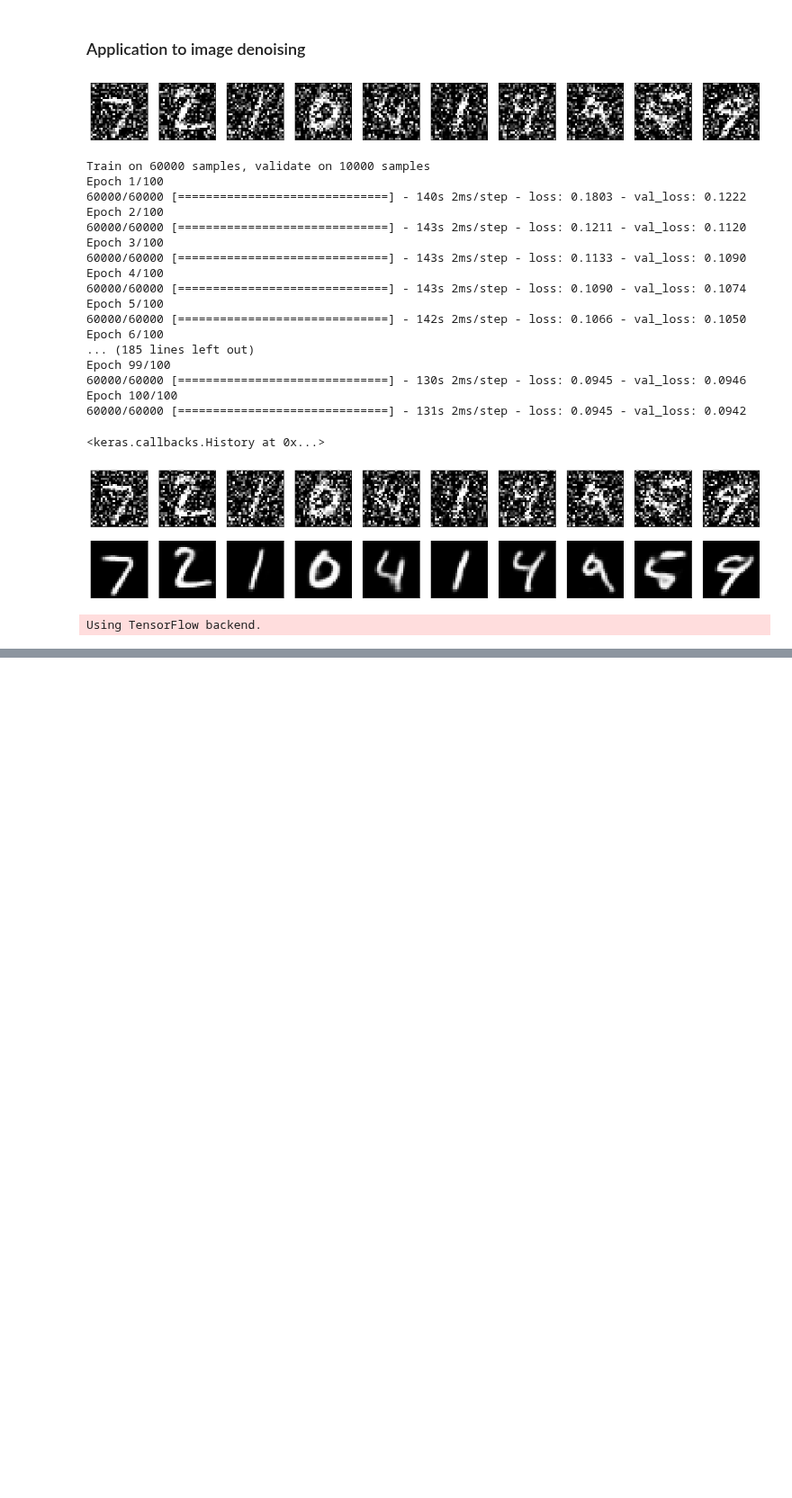
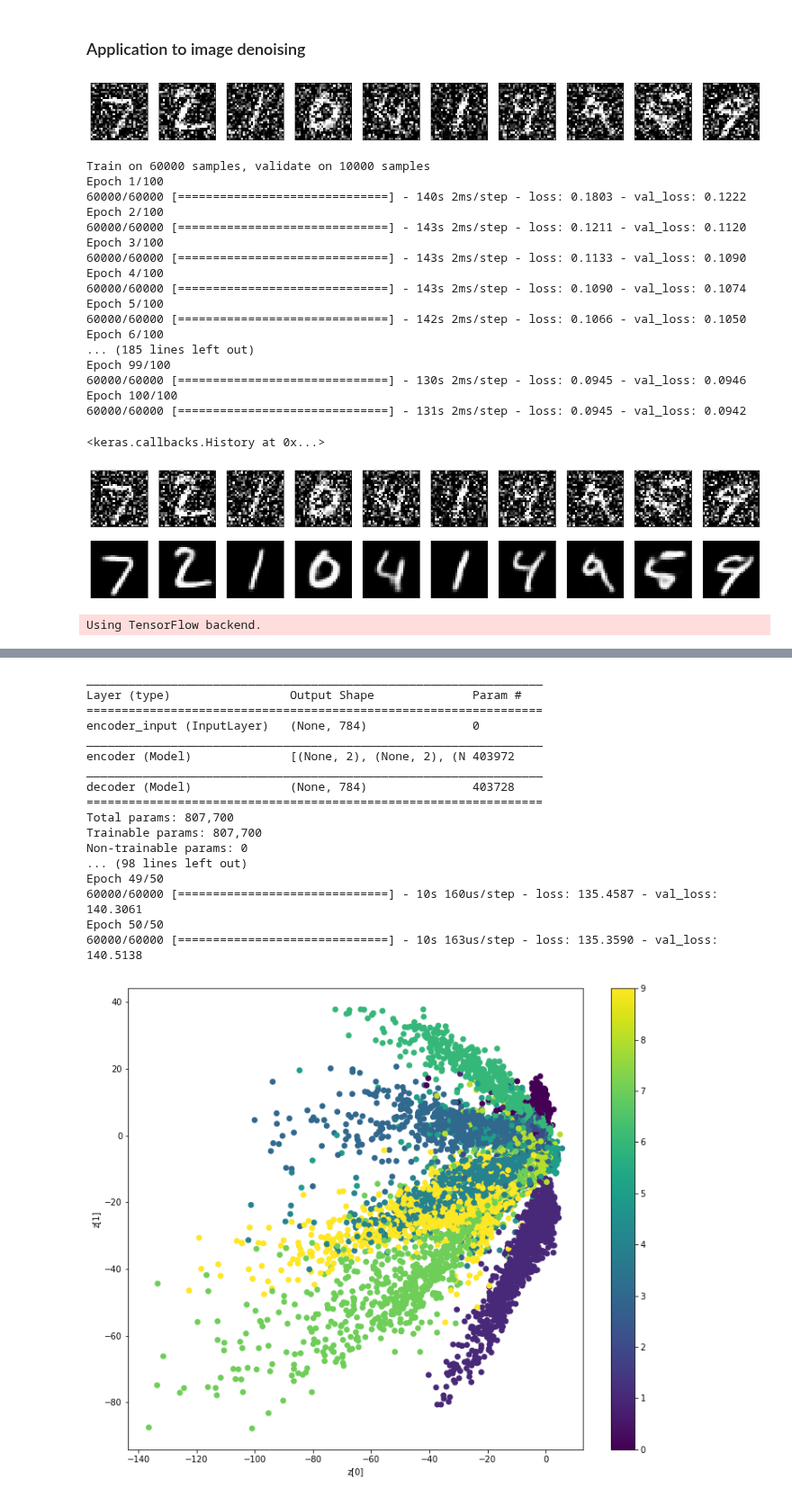
Before and after one commit to furukawa-laboratory/workout_report_2019, a Jupyter notebook: trainee/yamauchi/Model/Construction_of_NN_with_Keras_04.ipynb, the cells around one changed output, grey strips where cells are left out. Shown at 90% size. Cells and saved outputs as stored; diff of their text form; code cells hidden in the pictures; blank space fills up the shorter version.

```diff
--- a/trainee/yamauchi/Model/Construction_of_NN_with_Keras_04.ipynb
+++ b/trainee/yamauchi/Model/Construction_of_NN_with_Keras_04.ipynb
@@ -594,7 +594,7 @@ def plot_results(models, data, batch_size=128, model_name="vae_mnist"):
     end_range = (n-1) * digit_size + start_range + 1
     pixel_range = np.arange(start_range, end_range, digit_size)
     sample_range_x = np.round(grid_x, 1)
-    sample_renge_y = np.round(grid_y, 1)
+    sample_range_y = np.round(grid_y, 1)
     plt.xticks(pixel_range, sample_range_x)
     plt.yticks(pixel_range, sample_range_y)
     plt.xlabel("z[0]")
@@ -654,0 +650,8 @@ OSError: `pydot` failed to call GraphViz.Please install GraphViz (https://www.gr
+# %%
+latent_inputs = Input(shape=(latent_dim,), name='z_sampling')
+x = Dense(intermediate_dim, activation='relu')(latent_inputs)
+outputs = Dense(original_dim, activation='sigmoid')(x)
+# %%
+decoder = Model(latent_inputs, outputs, name='decoder')
+decoder.summary()
+plot_model(decoder, to_file='vae_mlp_decoder.png', show_shapes=True)
@@ -654,0 +672,56 @@ OSError: `pydot` failed to call GraphViz.Please install GraphViz (https://www.gr
+# %%
+outputs = decoder(encoder(inputs)[2])
+vae = Model(inputs, outputs, name='vae_mlp')
+# %%
+if __name__ == '__main__':
+    parser = argparse.ArgumentParser()
+    help_ = "Load h5 model trained weights"
+    parser.add_argument("-w", "--weights", help=help_)
+    help_ = "Use mse loss instead of binary cross entropy (default)"
+    parser.add_argument("-m", "--mse", help=help_, action='store_true')
+
+    args = parser.parse_args(args=[])
+    models = (encoder, decoder)
+    data = (x_test, y_test)
+
+    if args.mse:
+        reconstruction_loss = mse(inputs, outputs)
+    else:
+        reconstruction_loss = binary_crossentropy(inputs, outputs)
+
+    reconstruction_loss *= original_dim
+    kl_loss = 1 + z_log_var - K.square(z_mean) - K.exp(z_log_var)
+    kl_loss = K.sum(kl_loss, axis=-1)
+    kl_loss = -0.5
+    vae_loss = K.mean(reconstruction_loss + kl_loss)
+    vae.add_loss(vae_loss)
+    vae.compile(optimizer='adam')
+    vae.summary()
+
+    plot_model(vae, to_file='vae_mlp.png', show_shapes=True)
+
+    if args.weights:
+        vae.load_weights(args.weights)
+    else:
+        vae.fit(x_train, epochs=epochs, batch_size=batch_size, validation_data=(x_test, None))
+
+    plot_results(models, data, batch_size=batch_size, model_name="vae_mlp")
+# %% [output]
+_________________________________________________________________
+Layer (type)                 Output Shape              Param #
+=================================================================
+encoder_input (InputLayer)   (None, 784)               0
+_________________________________________________________________
+encoder (Model)              [(None, 2), (None, 2), (N 403972
+_________________________________________________________________
+decoder (Model)              (None, 784)               403728
+=================================================================
+Total params: 807,700
+Trainable params: 807,700
+Non-trainable params: 0
+... (98 lines left out)
+Epoch 49/50
+60000/60000 [==============================] - 10s 160us/step - loss: 135.4587 - val_loss: 140.3061
+Epoch 50/50
+60000/60000 [==============================] - 10s 163us/step - loss: 135.3590 - val_loss: 140.5138
+[figure, added]
```
Also changed, not shown: parts of 4 cells of this notebook, 5 other files.
